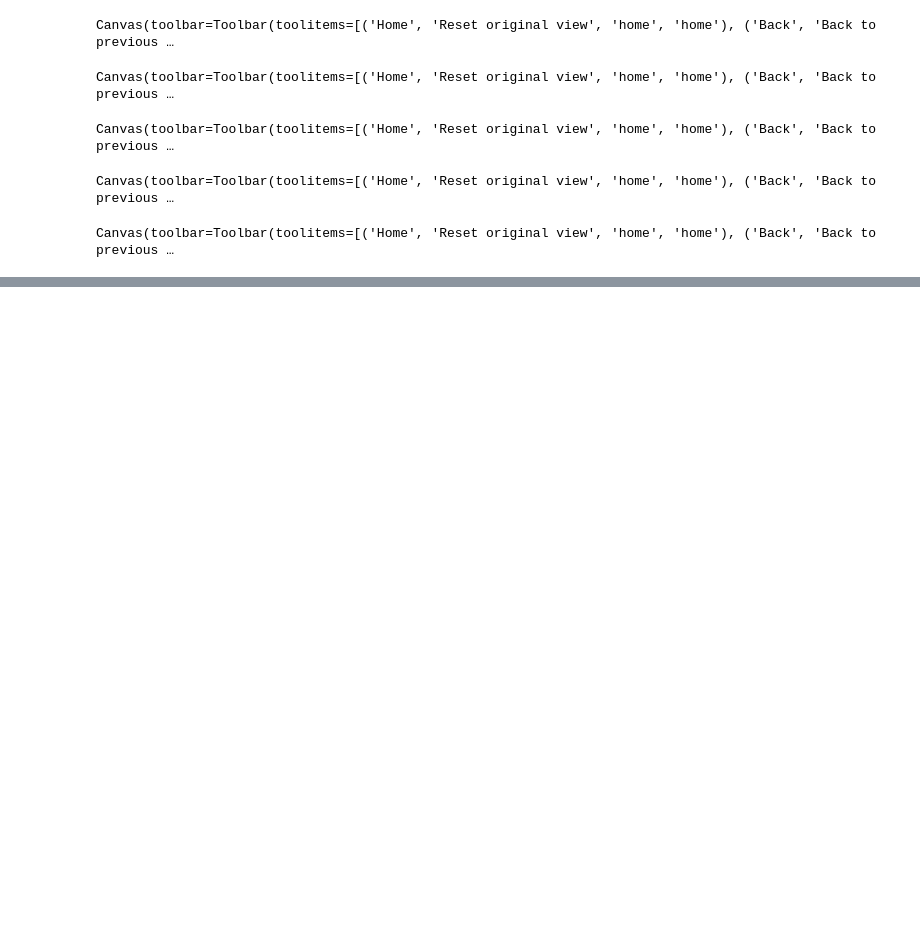
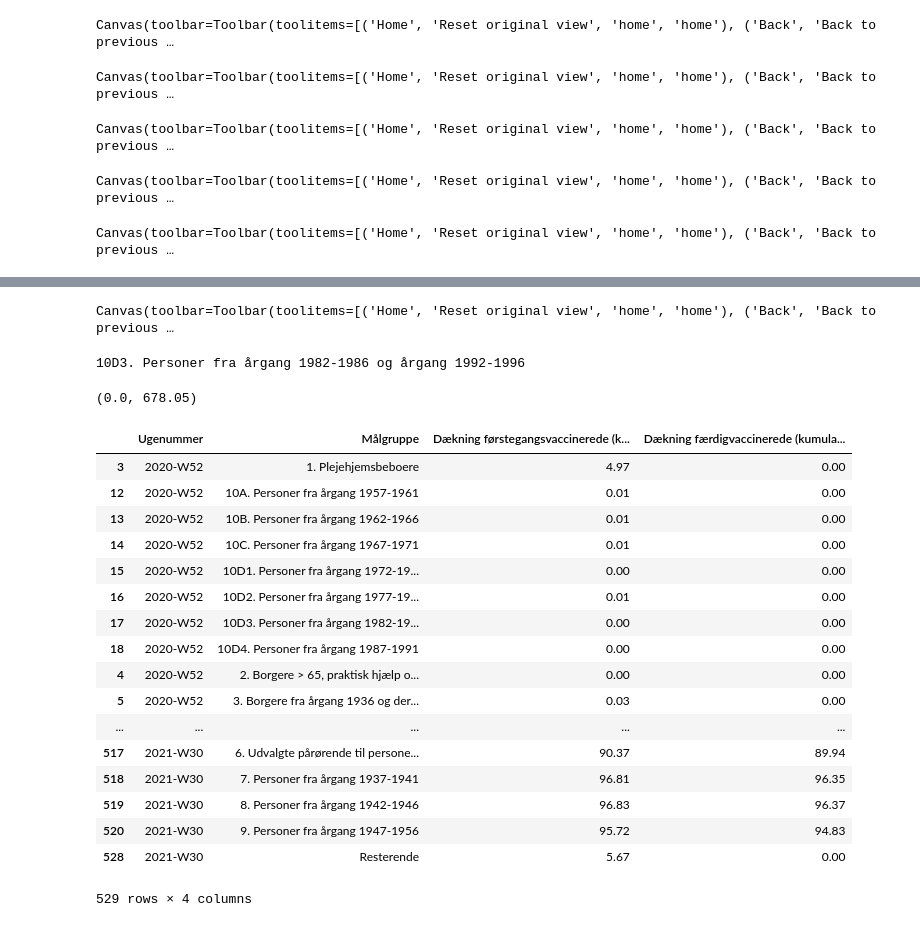
Before and after one commit to PandemiXcenter/PandemiX, a Jupyter notebook: DanskeData/vacc_notebook.ipynb, the cells around one changed output, grey strips where cells are left out. Cells and saved outputs as stored; diff of their text form; code cells hidden in the pictures; blank space fills up the shorter version.

```diff
--- a/DanskeData/vacc_notebook.ipynb
+++ b/DanskeData/vacc_notebook.ipynb
@@ -679,0 +651,79 @@ array([343900.  , 343831.22, 343728.05, 343624.88, 343590.49, 343590.49,
+# %%
+fig,(ax1,ax2) = plt.subplots(2,1,sharex=True)
+
+ax1.plot(dfCase.Dato,dfCase['20-29'])
+# ax1.plot(dfCase.Dato,dfCase['50-59'])
+
+
+# for k in range(7,16):
+# for k in range(0,len(allGroups)-1):
+
+k = 14
+print(allGroups[k])
+curdf = df_weekly[df_weekly['Målgruppe'] == allGroups[k]]
+
+curPop = df_noegle[df_noegle['Målgruppe'] == allGroups[k]].Population.astype(int).sum()
+
+curLabel = allGroups[k]
+
+ageWeekDays = curdf.Ugenummer.apply(lambda x: np.datetime64(datetime.datetime.strptime(x + '-1', "%Y-W%W-%w")))
+
+ageVaccOnce = pd.to_numeric(curdf['Dækning førstegangsvaccinerede (kumulativt i %)'])
+ageVaccFull = pd.to_numeric(curdf['Dækning færdigvaccinerede (kumulativt i %)'])
+
+numOnce = curPop * (ageVaccOnce.values/100)
+numFull = curPop * (ageVaccFull/100)
+numNone = curPop * (100 - ageVaccOnce.values)/100
+
+ax2.plot(ageWeekDays,curPop*np.ones(numFull.shape),color='grey')
+ax2.plot(ageWeekDays,numOnce,color='xkcd:light green')
+ax2.plot(ageWeekDays,numFull,color='g')
+
+k = 13
+curdf = df_weekly[df_weekly['Målgruppe'] == allGroups[k]]
+
+curPop = df_noegle[df_noegle['Målgruppe'] == allGroups[k]].Population.astype(int).sum()
+
+curLabel = allGroups[k]
+
+ageWeekDays = curdf.Ugenummer.apply(lambda x: np.datetime64(datetime.datetime.strptime(x + '-1', "%Y-W%W-%w")))
+
+ageVaccOnce = pd.to_numeric(curdf['Dækning førstegangsvaccinerede (kumulativt i %)'])
+ageVaccFull = pd.to_numeric(curdf['Dækning færdigvaccinerede (kumulativt i %)'])
+
+numOnce = curPop * (ageVaccOnce.values/100)
+numFull = curPop * (ageVaccFull/100)
+numNone = curPop * (100 - ageVaccOnce.values)/100
+
+ax2.plot(ageWeekDays,curPop*np.ones(numFull.shape),color='grey')
+ax2.plot(ageWeekDays,numOnce,color='xkcd:light green')
+ax2.plot(ageWeekDays,numFull,color='g')
+
+ax2.set_ylabel(curLabel)
+
+ax1.set_ylim(bottom=0)
+# %% [output]
+Canvas(toolbar=Toolbar(toolitems=[('Home', 'Reset original view', 'home', 'home'), ('Back', 'Back to previous …
+10D3. Personer fra årgang 1982-1986 og årgang 1992-1996
+(0.0, 678.05)
+# %%
+df_weekly
+# %% [output]
+|  | Ugenummer | Målgruppe | Dækning førstegangsvaccinerede (k... | Dækning færdigvaccinerede (kumula... |
+| 3 | 2020-W52 | 1. Plejehjemsbeboere | 4.97 | 0.00 |
+| 12 | 2020-W52 | 10A. Personer fra årgang 1957-1961 | 0.01 | 0.00 |
+| 13 | 2020-W52 | 10B. Personer fra årgang 1962-1966 | 0.01 | 0.00 |
+| 14 | 2020-W52 | 10C. Personer fra årgang 1967-1971 | 0.01 | 0.00 |
+| 15 | 2020-W52 | 10D1. Personer fra årgang 1972-19... | 0.00 | 0.00 |
+| 16 | 2020-W52 | 10D2. Personer fra årgang 1977-19... | 0.01 | 0.00 |
+| 17 | 2020-W52 | 10D3. Personer fra årgang 1982-19... | 0.00 | 0.00 |
+| 18 | 2020-W52 | 10D4. Personer fra årgang 1987-1991 | 0.00 | 0.00 |
+| 4 | 2020-W52 | 2. Borgere > 65, praktisk hjælp o... | 0.00 | 0.00 |
+| 5 | 2020-W52 | 3. Borgere fra årgang 1936 og der... | 0.03 | 0.00 |
+| ... | ... | ... | ... | ... |
+| 517 | 2021-W30 | 6. Udvalgte pårørende til persone... | 90.37 | 89.94 |
+| 518 | 2021-W30 | 7. Personer fra årgang 1937-1941 | 96.81 | 96.35 |
+| 519 | 2021-W30 | 8. Personer fra årgang 1942-1946 | 96.83 | 96.37 |
+| 520 | 2021-W30 | 9. Personer fra årgang 1947-1956 | 95.72 | 94.83 |
+| 528 | 2021-W30 | Resterende | 5.67 | 0.00 |
+529 rows × 4 columns
```
Also changed, not shown: parts of 12 cells of this notebook, 45 other files.
